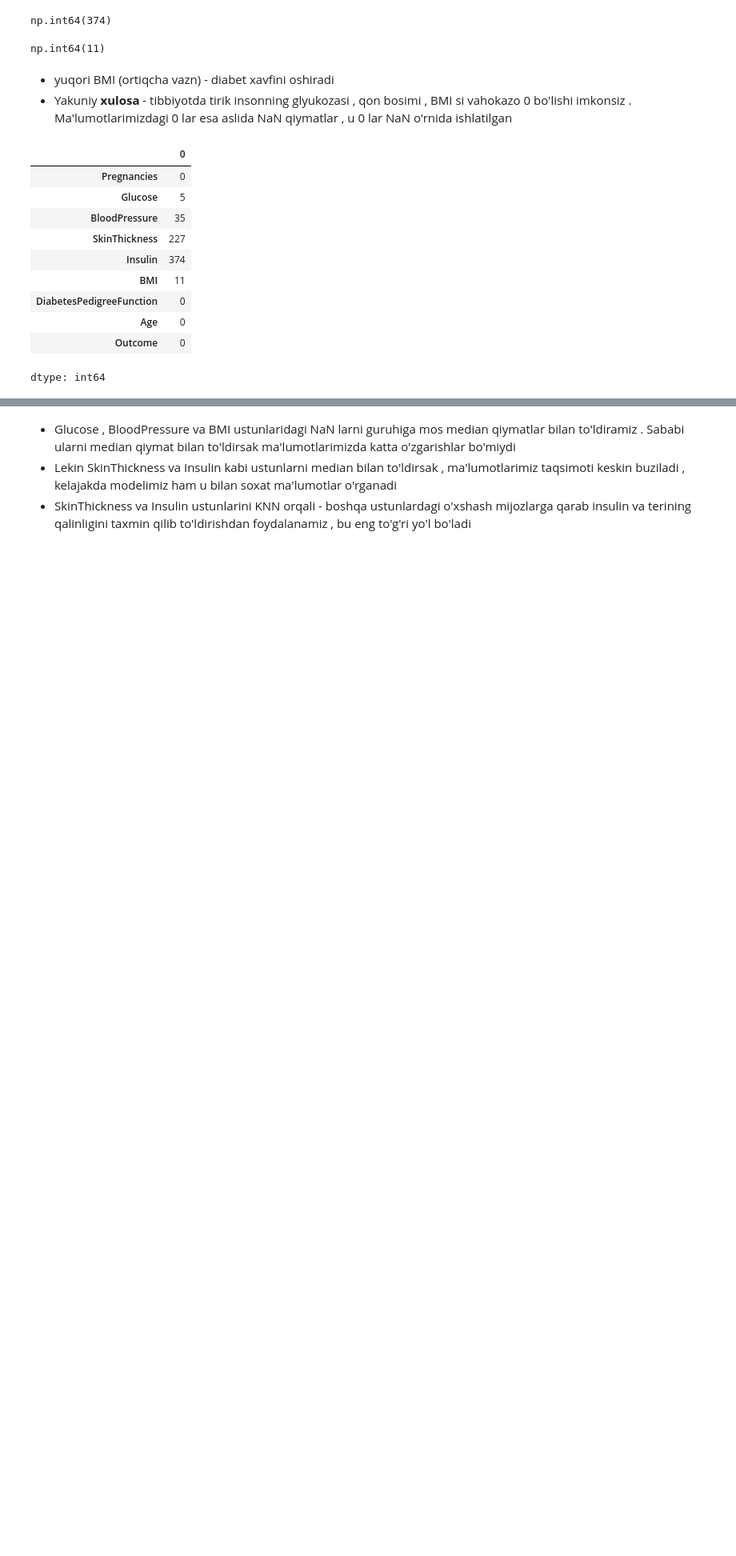
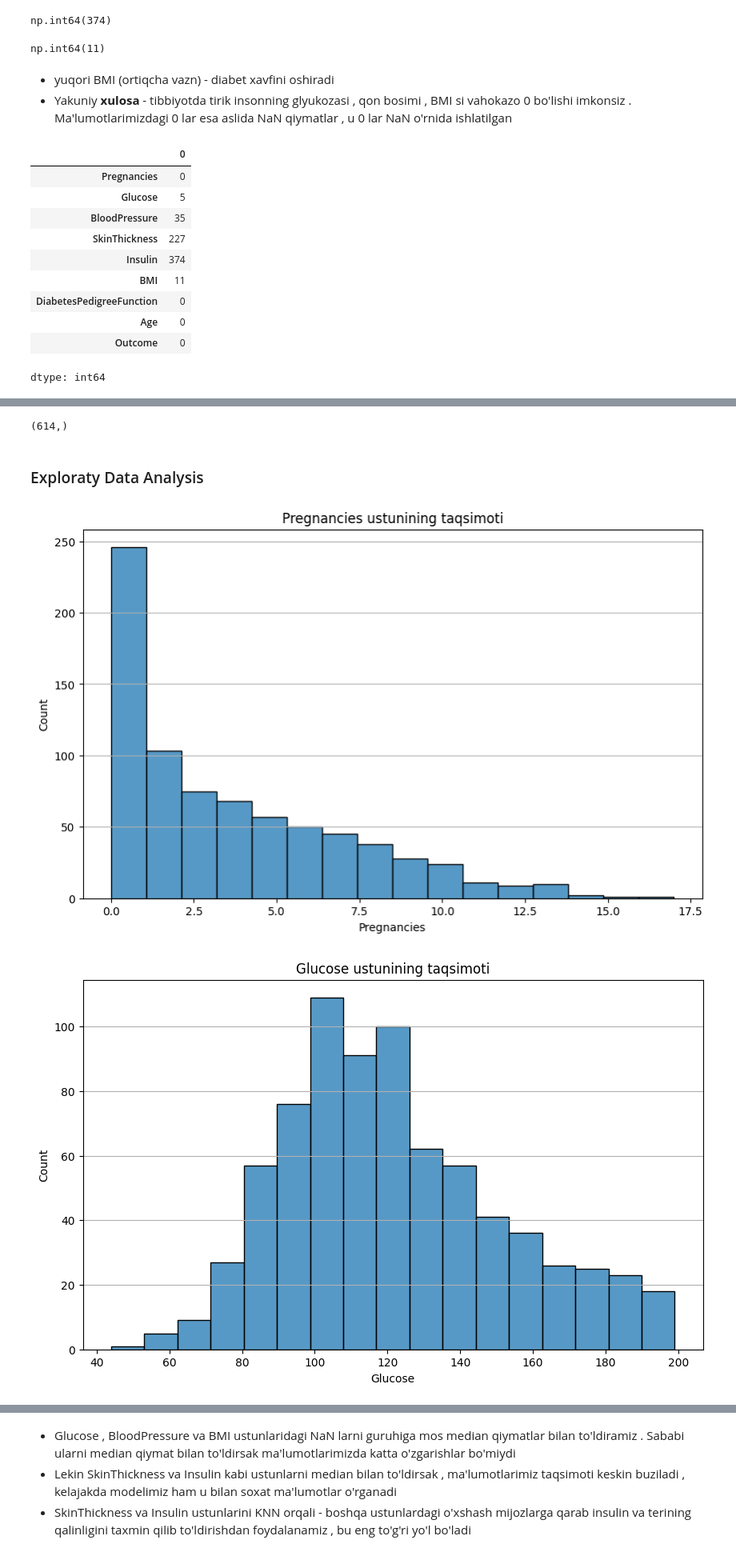
Before and after one commit to izzat-ai/learning-ai, a Jupyter notebook: projects/diabet_project/diabetes_project.ipynb, the cells around one changed output, grey strips where cells are left out. Shown at 80% size. Cells and saved outputs as stored; diff of their text form; code cells hidden in the pictures; blank space fills up the shorter version.

```diff
--- a/projects/diabet_project/diabetes_project.ipynb
+++ b/projects/diabet_project/diabetes_project.ipynb
@@ -126,0 +165,18 @@ dtype: int64
+# %%
+y_train.shape
+# %% [output]
+(614,)
+# %% [markdown]
+### Exploraty Data Analysis
+# %%
+# har bir ustunni taqsimotini ko'rish
+for col in df.columns:
+  plt.figure(figsize=(10, 6))
+  sns.histplot(data=df, x=col)
+  plt.title(f"{col} ustunining taqsimoti")
+  plt.xlabel(col)
+  plt.grid(axis='y')
+  plt.show()
+# %% [output]
+[figure, added]
+[figure, added]
```
Also changed, not shown: parts of 13 cells of this notebook.
